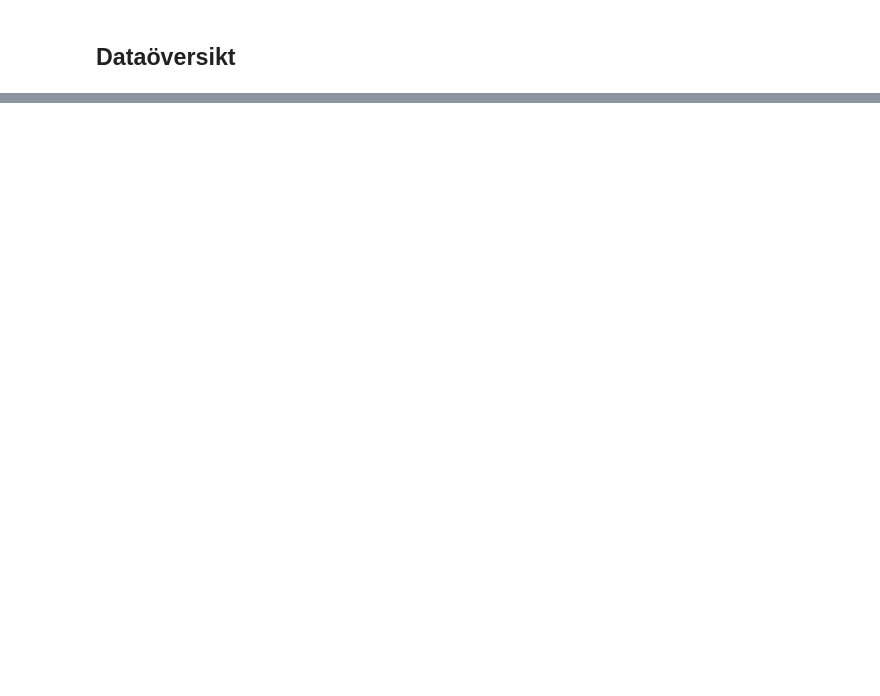
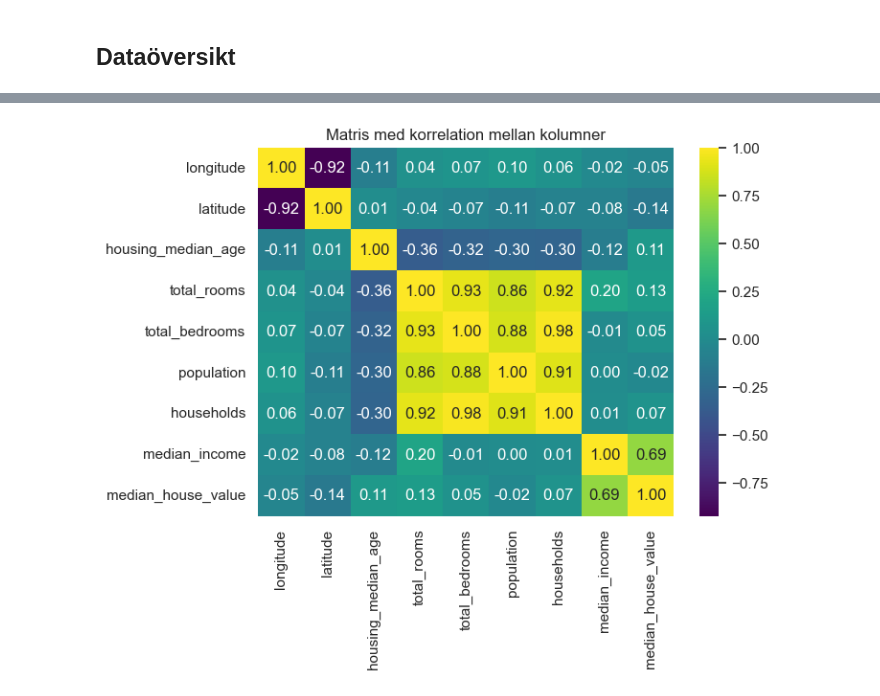
Before and after one commit to MaWe96/California-Housing-ML, a Jupyter notebook: notebook.ipynb, the cells around one changed output, grey strips where cells are left out. Cells and saved outputs as stored; diff of their text form; code cells hidden in the pictures; blank space fills up the shorter version.

```diff
--- a/notebook.ipynb
+++ b/notebook.ipynb
@@ -23,0 +116,8 @@ df.tail(3)
+# %%
+plt.figure(figsize=(7,5))
+corr_matrix = df.corr(numeric_only=True)
+sns.heatmap(corr_matrix, annot=True, fmt=".2f", cmap="viridis")
+plt.title("Matris med korrelation mellan kolumner")
+plt.show()
+# %% [output]
+[figure, added]
```
Also changed, not shown: parts of 26 cells of this notebook.
